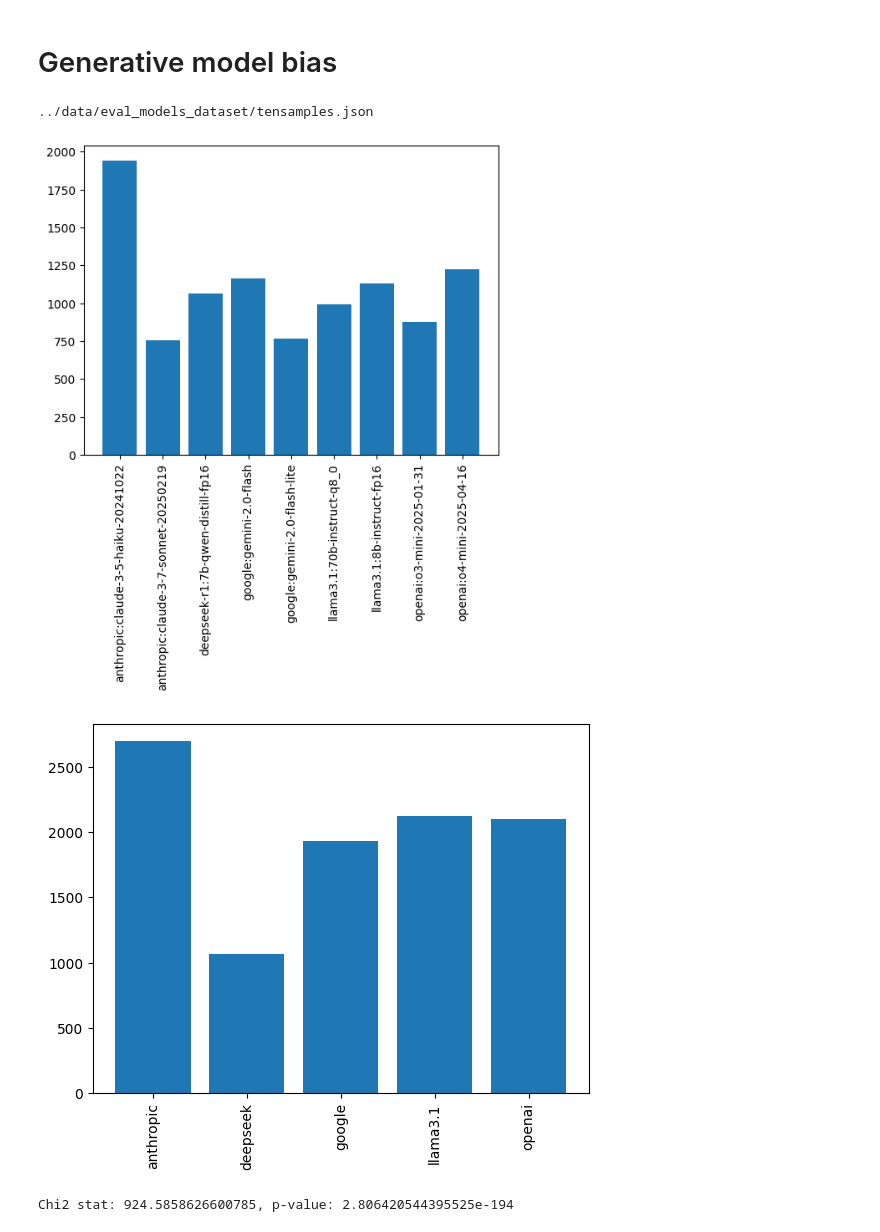
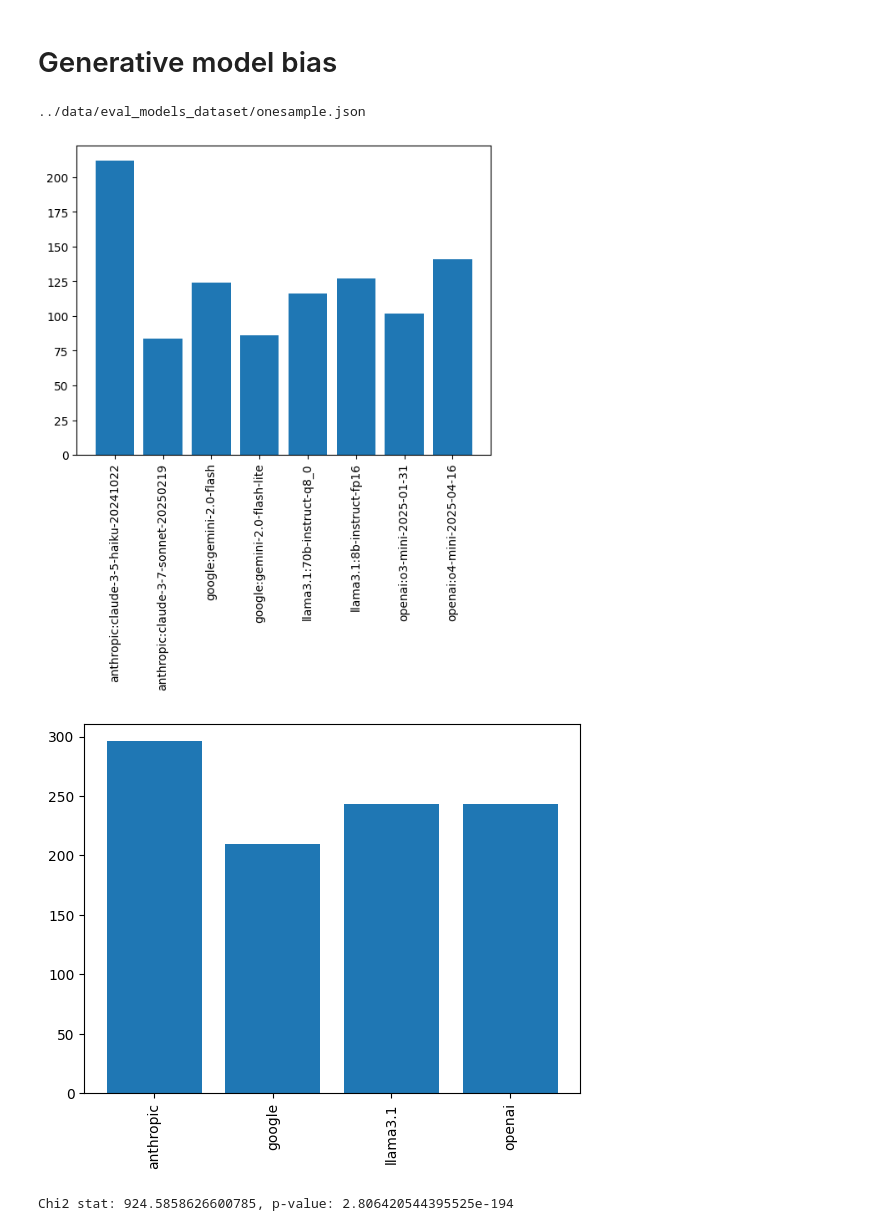
Before and after one commit to GoComputing/LLM-Bias-Research, a Jupyter notebook: notebooks/initialBias_analysis.ipynb, the cells around one changed output. Cells and saved outputs as stored; diff of their text form; code cells hidden in the pictures.

```diff
--- a/notebooks/initialBias_analysis.ipynb
+++ b/notebooks/initialBias_analysis.ipynb
@@ -353,41 +353,41 @@ import matplotlib.pyplot as plt
 import json
 import os
 
-results_path = os.path.join('..', 'results', 'self_bias_analysis', 'one_product_paraphrase', 'tensamples', 'evaluation_llama8b.json')
+results_path = os.path.join('..', 'results', 'self_bias_analysis', 'one_product_paraphrase', 'onesample', 'evaluation_llama8b.json')
 with open(results_path, 'r') as f:
     results = json.load(f)
 
 dataset_path = os.path.join('..', results['input_dataset'])
 with open(dataset_path, 'r') as f:
     dataset = json.load(f)
 
 print(dataset_path)
 
 chosen_pos = []
 chosen_llms = []
 chosen_groups = []
 for results_sample, query_info in zip(results['results'], dataset['queries']):
     pred_pos = results_sample['predicted_pos']
     if pred_pos is None or pred_pos-1 >= len(query_info['products']):
         continue
     pred_product = query_info['products'][pred_pos-1]
     chosen_llms.append(pred_product['model_name'])
     chosen_groups.append(pred_product['model_group'])
     chosen_pos.append(pred_pos-1)
 
 x, count = np.unique(chosen_llms, return_counts=True)
 plt.bar(x, count)
 plt.xticks(rotation=90)
 plt.show()
 
 x, count = np.unique(chosen_groups, return_counts=True)
 plt.bar(x, count)
 plt.xticks(rotation=90)
 plt.show()
 # %% [output]
-../data/eval_models_dataset/tensamples.json
+../data/eval_models_dataset/onesample.json
-[figure, old version]
+[figure, new version]
-[figure, old version]
+[figure, new version]
 # %%
 from sklearn.preprocessing import LabelEncoder
 from scipy.stats import chisquare
```
Also changed, not shown: 1 other file.
